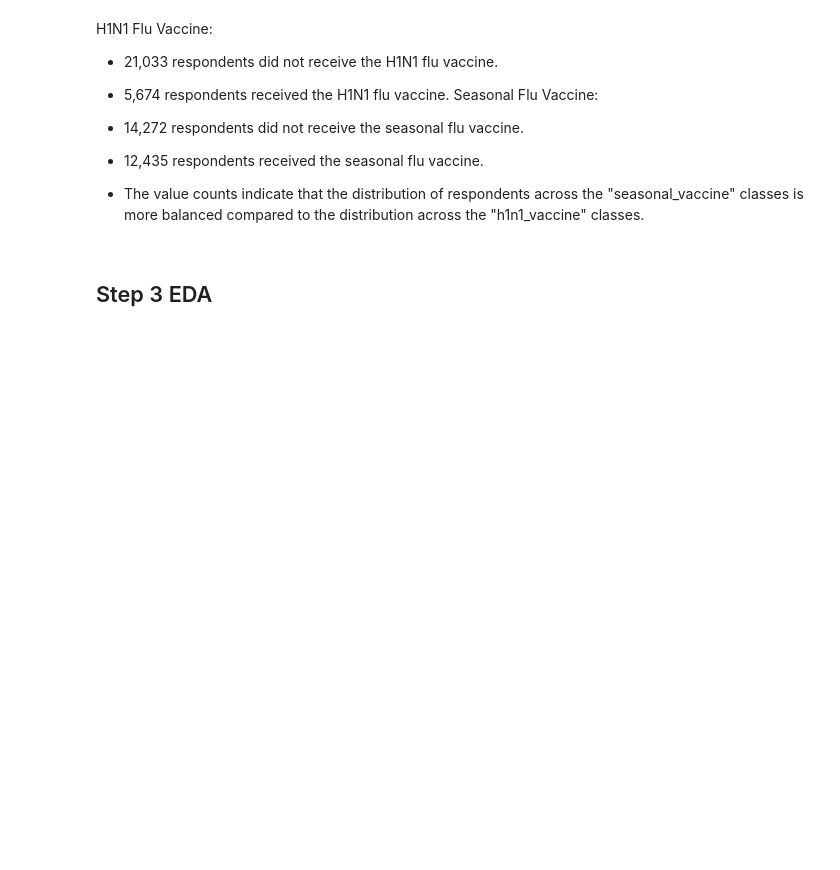
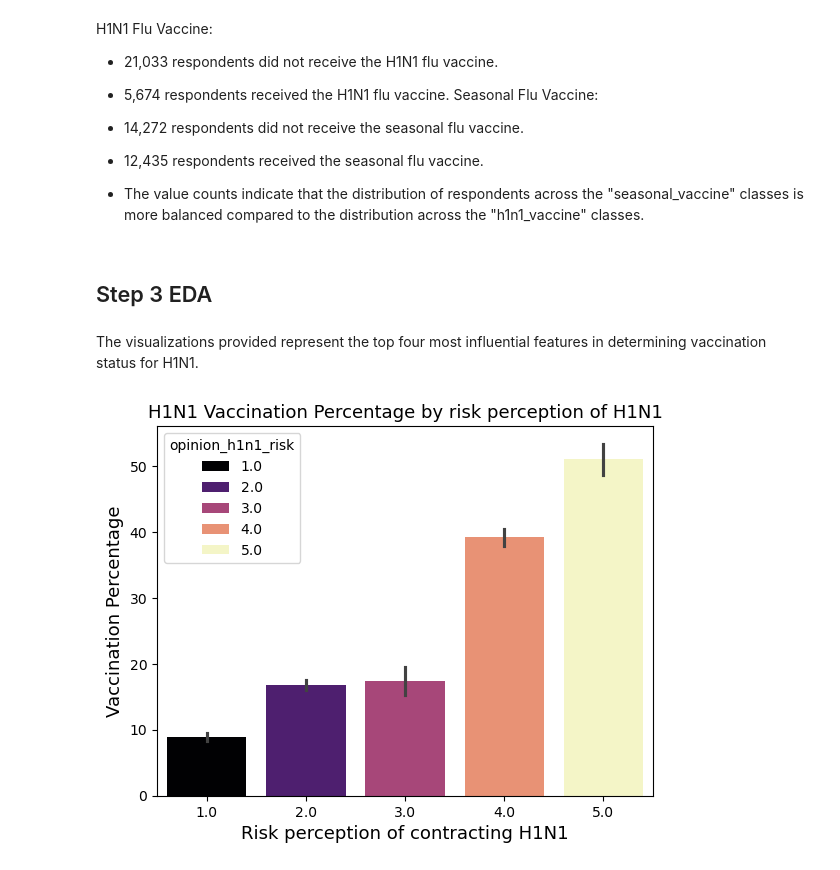
Before and after one commit to jaime8793/Phase_3_Project_DSA, a Jupyter notebook: H1N1_Vaccines.ipynb, the cells around one changed output. Drawn from its saved outputs; the diff is of its cells as text; code cells hidden in the pictures; blank space fills up the shorter version.

```diff
--- a/H1N1_Vaccines.ipynb
+++ b/H1N1_Vaccines.ipynb
@@ -161,5 +161,24 @@ Seasonal Flu Vaccine:
 - The value counts indicate that the distribution of respondents across the "seasonal_vaccine" classes is more balanced compared to the distribution across the "h1n1_vaccine" classes.
 # %% [markdown]
 ## Step 3 EDA
+# %% [markdown]
+The visualizations provided represent the top four most influential features in determining vaccination status for H1N1.
 # %%
 # We make a copy of the main dataframe so as to use the new one
+df2 = df.copy()
+# %%
+# A risk graph is created to explore vaccine percentage depending on risk perception of H1N1
+ins = sns.barplot(x=df2['opinion_h1n1_risk'].dropna(), y=df2['h1n1_vaccine']*100, hue=df2['opinion_h1n1_risk'], palette='magma')
+
+# The x-axis label is set to describe the risk perception of contracting H1N1
+ins.set_xlabel('Risk perception of contracting H1N1', fontsize=13)
+
+# The y-axis label is set to describe the vaccination percentage
+ins.set_ylabel('Vaccination Percentage', fontsize=13)
+
+# The title of the graph is set to describe the relationship between H1N1 vaccination percentage and risk perception of H1N1
+ins.set_title('H1N1 Vaccination Percentage by risk perception of H1N1', fontsize=13)
+
+plt.show()
+# %% [output]
+[figure, added]
```
Also changed, not shown: parts of 16 cells of this notebook.
